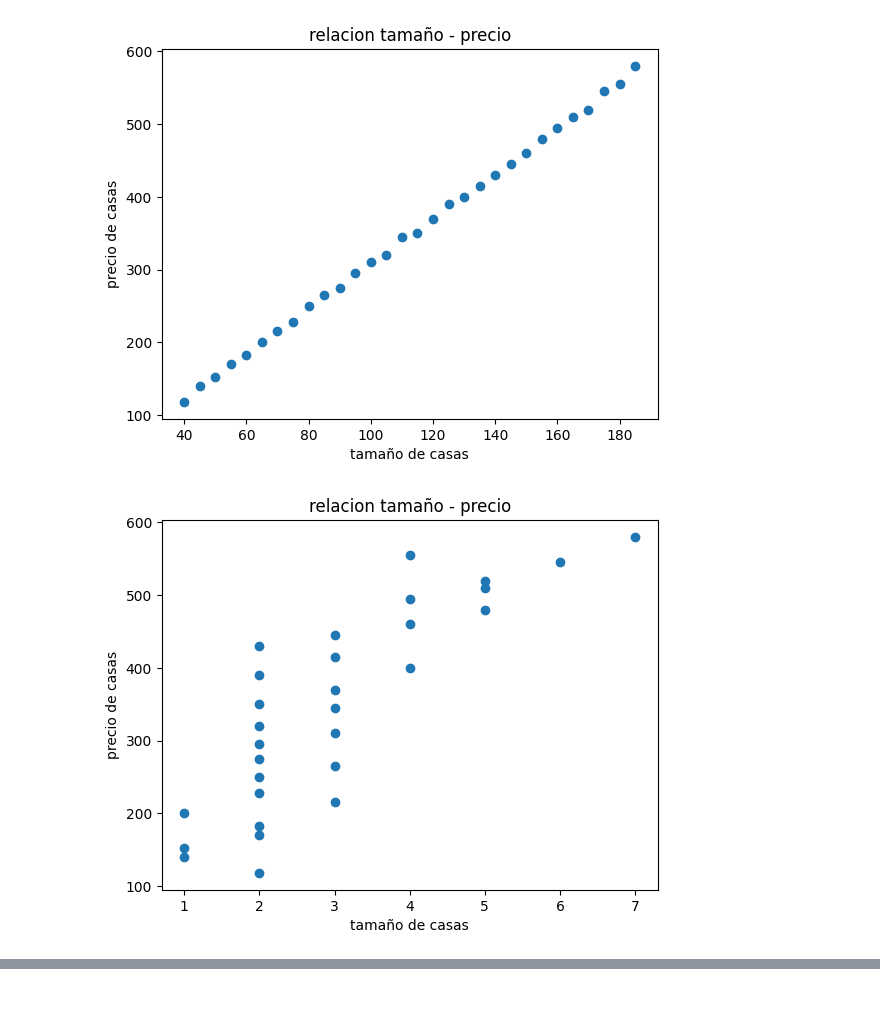
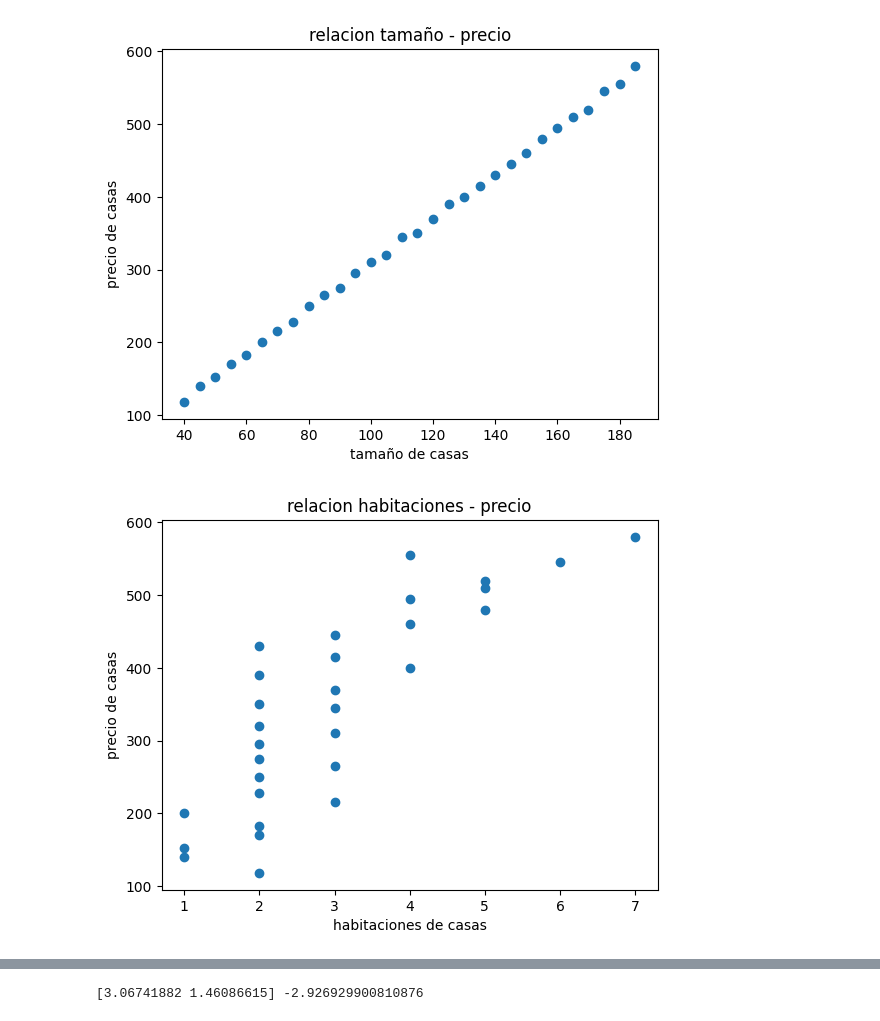
Before and after one commit to heisenberg304/aprendiendo-ml-cloud, a Jupyter notebook: dia4.ipynb, the cells around one changed output, grey strips where cells are left out. Drawn from its saved outputs; the diff is of its cells as text; code cells hidden in the pictures.

```diff
--- a/dia4.ipynb
+++ b/dia4.ipynb
@@ -32,9 +32,9 @@ plt.title("relacion tamaño - precio")
 plt.show()
 #crear grafico de habitaciones-precio para visualizar y analizar
 plt.scatter(x[:, 1], y)
-plt.xlabel("tamaño de casas")
+plt.xlabel("habitaciones de casas")
 plt.ylabel("precio de casas")
-plt.title("relacion tamaño - precio")
+plt.title("relacion habitaciones - precio")
 plt.show()
 
 
@@ -42,7 +42,8 @@ plt.show()
 x_train, x_test, y_train, y_test = train_test_split(
     x,
     y,
-    test_size = 0.2
+    test_size = 0.2,
+    random_state = 42
 )
 
 #crear modelo
@@ -58,34 +59,37 @@ b = model.intercept_
 #testeo
 pred = model.predict(x_test)
 
 #crear linea del modelo
 #tamaño-precio
 T = [i for i in range(int(min(x[:,0])) , int(max(x[:,0])))]
 Tx_values = []
-[Tx_values.append([i,sum(x[:,1])/len(x)]) for i in T]
+[Tx_values.append([i,0]) for i in T]
 Tx_values = np.array(Tx_values)
 y_values = model.predict(Tx_values)
 
 #Tamaño
 plt.scatter(x[:,0], y)
 plt.plot(Tx_values[:,0], y_values)
 plt.xlabel("Tamaño de casas")
 plt.ylabel("precio de casas")
 plt.title("relacion tamaño - precio")
 plt.show()
 
 #Habitaciones
 plt.scatter(x[:,1], y)
 plt.xlabel("Habitaciones de casas")
 plt.ylabel("precio de casas")
 plt.title("relacion habitaciones - precio")
 plt.show()
 
 #meticas MSE y R^2
 MSE = mean_squared_error(y_test, pred)
 R2 = r2_score(y_test, pred)
+
+print(w, b)
 # %% [output]
 [figure]
-[figure, old version]
+[figure, new version]
 [figure]
 [figure]
+[3.06741882 1.46086615] -2.926929900810876
```
